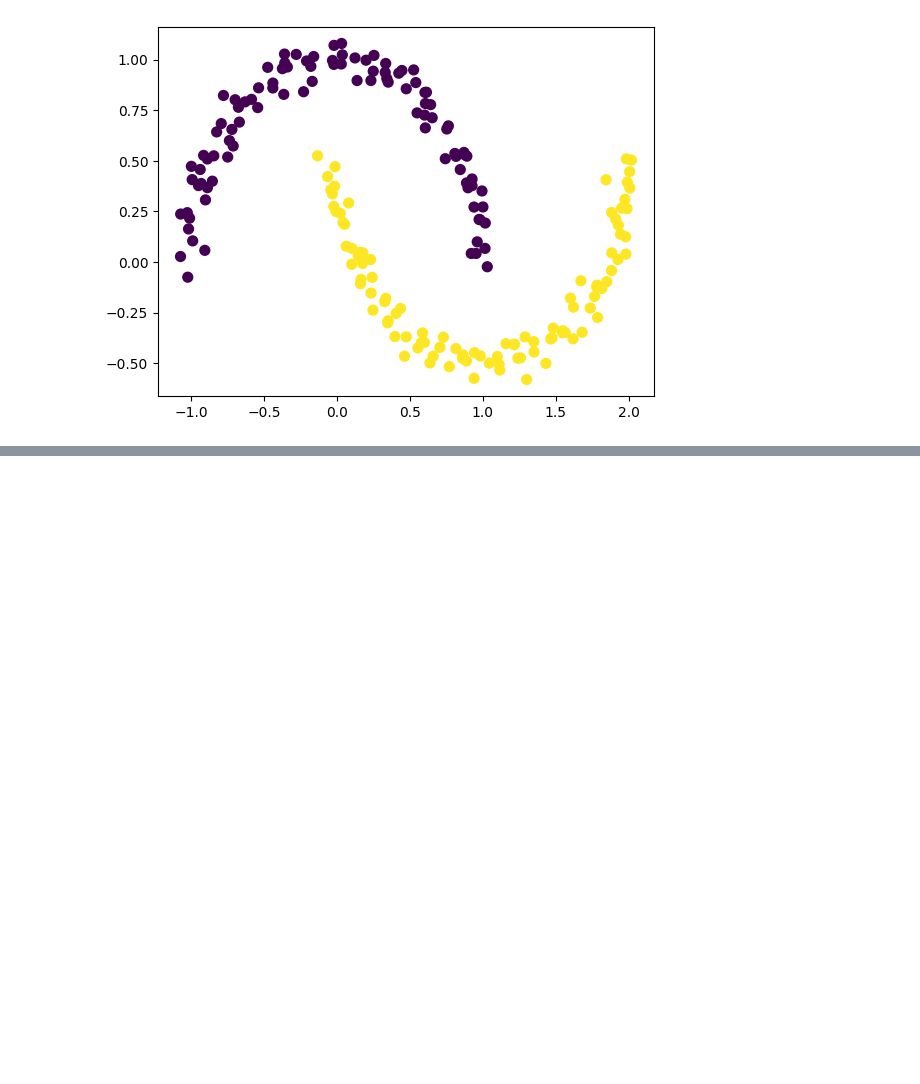
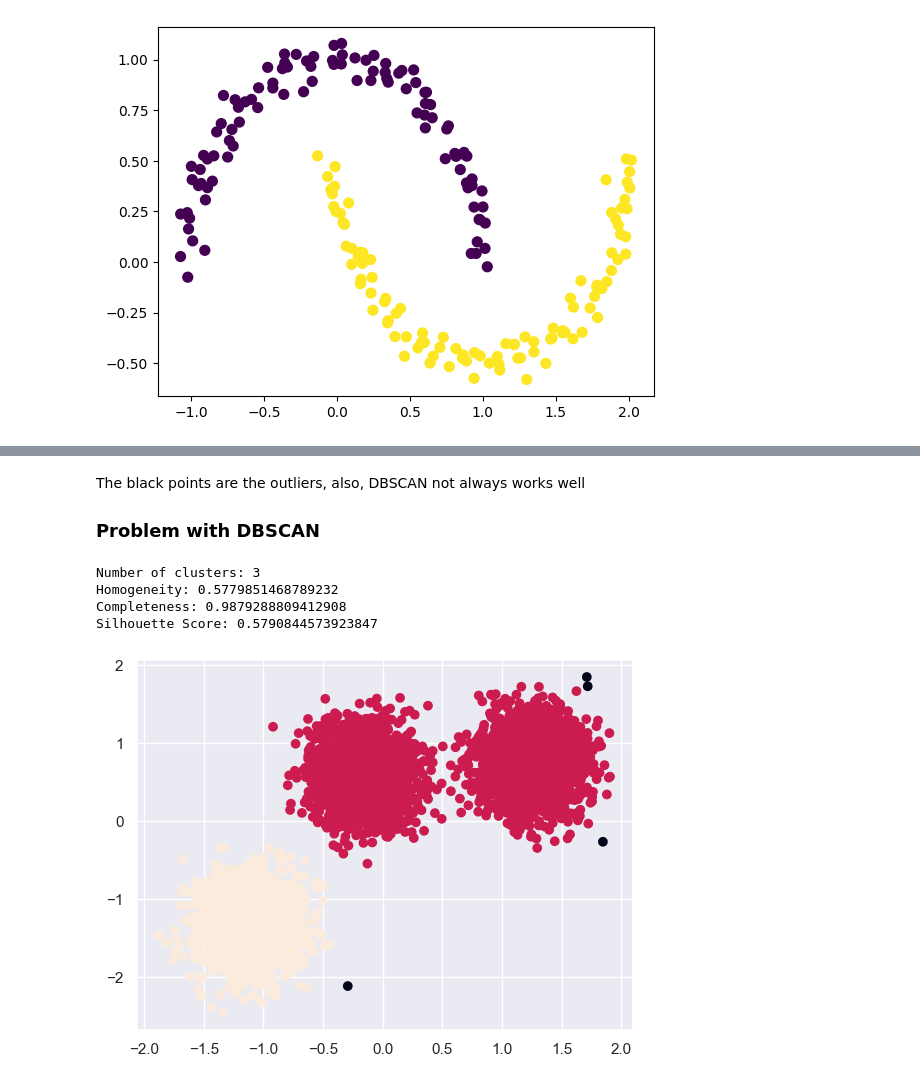
Before and after one commit to Darional/Data-Analysis-and-Python-Library-Codes, a Jupyter notebook: Data_Analysis_and_numpy/08_Unsupervised_Learning.ipynb, the cells around one changed output, grey strips where cells are left out. Saved outputs shown, nothing was run; the diff lists cells and outputs as text; code cells hidden in the pictures; blank space fills up the shorter version.

```diff
--- a/Data_Analysis_and_numpy/08_Unsupervised_Learning.ipynb
+++ b/Data_Analysis_and_numpy/08_Unsupervised_Learning.ipynb
@@ -502,0 +605,22 @@ plt.scatter(X[:, 0], X[:, 1], c=labels,
+# %% [markdown]
+The black points are the outliers, also, DBSCAN not always works well
+
+### Problem with DBSCAN
+# %%
+X, y = make_blobs(n_samples=5000, n_features=2, centers= 3, random_state=170)
+X = StandardScaler().fit_transform(X)
+
+y_pred = DBSCAN(eps=0.3, min_samples=30).fit_predict(X)
+
+plt.scatter(X[:,0], X[:,1], c=y_pred)
+print(f"Number of clusters: {len(set(y_pred[np.where(y != -1)]))}")
+print(f'Homogeneity: {metrics.homogeneity_score(y, y_pred)}')
+print(f'Completeness: {metrics.completeness_score(y, y_pred)}')
+print(f'Silhouette Score: {metrics.silhouette_score(X, y_pred)}')
+plt.show()
+# %% [output]
+Number of clusters: 3
+Homogeneity: 0.5779851468789232
+Completeness: 0.9879288809412908
+Silhouette Score: 0.5790844573923847
+[figure, added]
```
Also changed, not shown: parts of 27 cells of this notebook.
